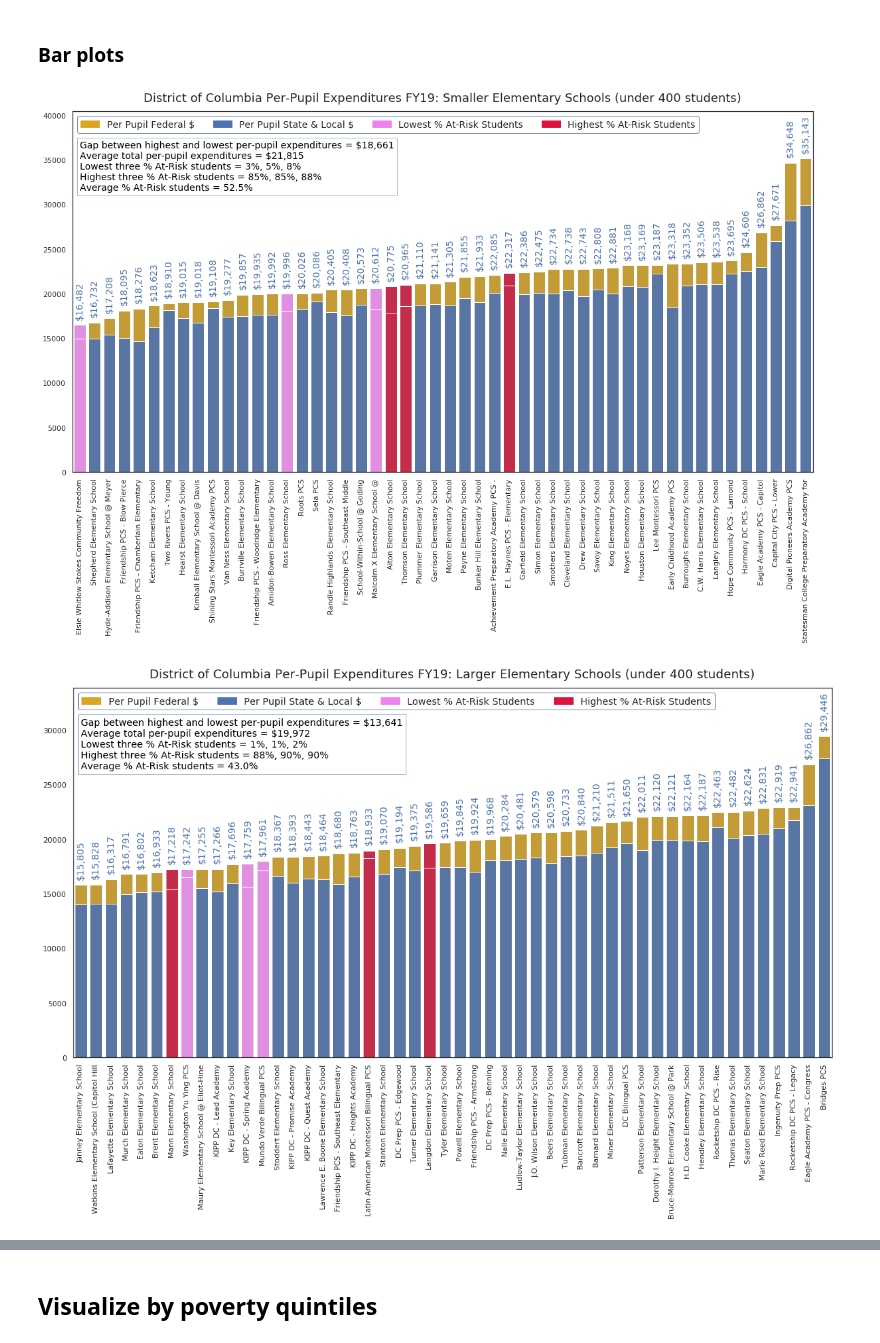
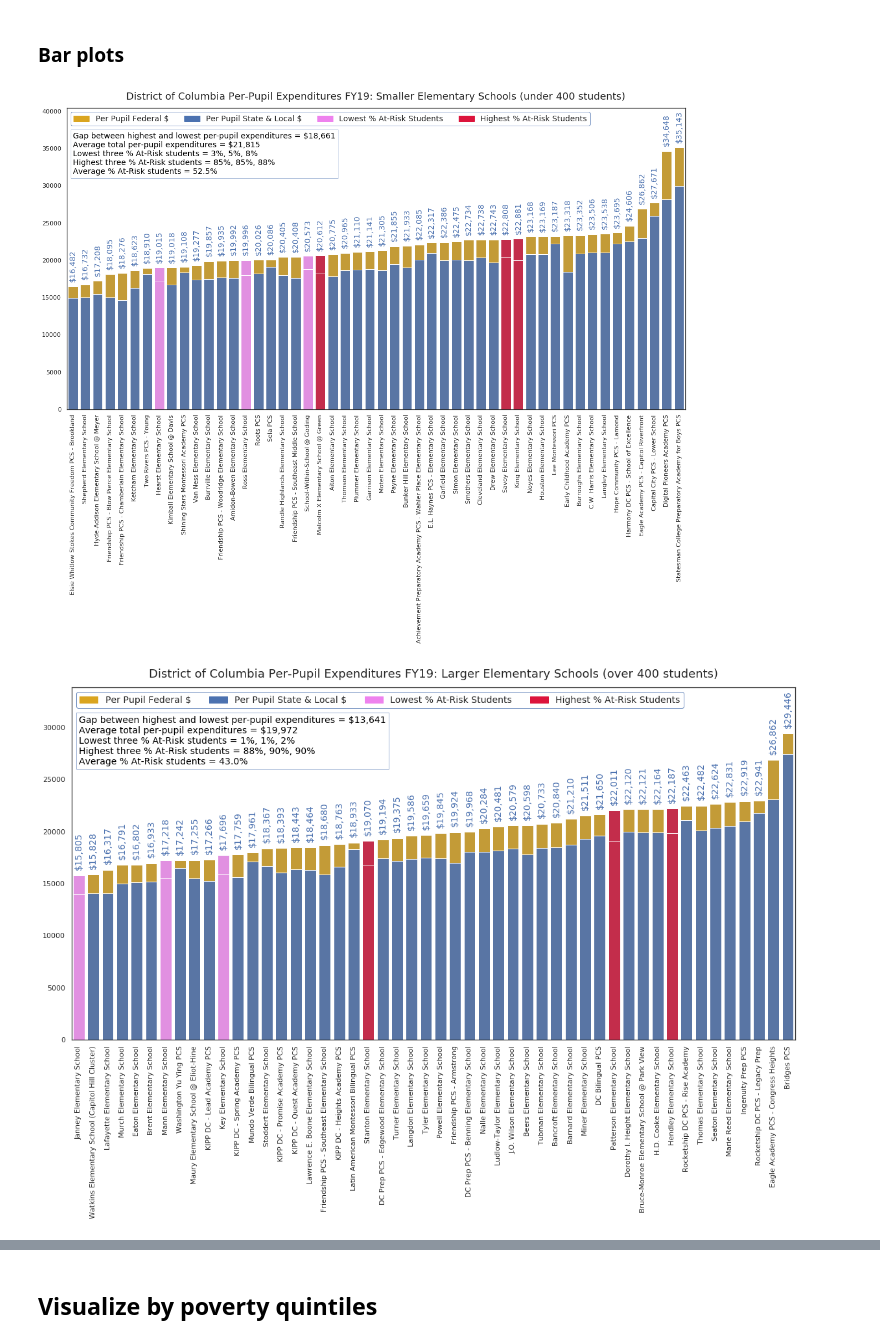
Before and after one commit to comp-strat/edunomics_arrays, a Jupyter notebook: dc/dc_arrays.ipynb, the cells around one changed output, grey strips where cells are left out. Drawn from its saved outputs; the diff is of its cells as text; code cells hidden in the pictures.

```diff
--- a/dc/dc_arrays.ipynb
+++ b/dc/dc_arrays.ipynb
@@ -406,7 +414,7 @@ df.to_excel("DC_expenditures_enrollments_FY19.xlsx")
 # %%
 def third_largest(dfcol):
     """
-    Finds third largest element in input array.
+    Finds third, second, and largest element in input array.
 
     Inputs:
     dfcol: column of a DataFrame (i.e., a series)
@@ -448,7 +456,7 @@ def third_largest(dfcol):
 # %%
 def third_smallest(dfcol):
     """
-    Finds third smallest element in input array.
+    Finds third, second, and smallest element in input array.
 
     Inputs:
     dfcol: column of a DataFrame (i.e., a series)
@@ -547,7 +555,7 @@ plt.show()
 ### Bar plots
 # %%
 def makegraph(merged_df,
-              idcol = "Short Name",
+              idcol = "School Name",
               totalcol = "Total Per-Pupil Expenditure",
               statecol = "School Expenditures: State/Local",
               enrollcol = "Percent Enrolled",
@@ -594,22 +602,23 @@ def makegraph(merged_df,
     third_frombottom,second_frombottom,bottom = third_smallest(merged_df[enrollcol])
 
     # Set colors: Red if highest % students in poverty, pink if lowest, default otherwise
-    totalclrs = [high_color if (x == top)
-                 else high_color if (x == second_fromtop)
-                 else high_color if (x == third_fromtop)
-                 else low_color if (x == third_frombottom)
-                 else low_color if (x == second_frombottom)
-                 else low_color if (x == bottom)
+    # Can uncomment else statements if we want different colors for highest vs. second and third highest (same for lowest)
+    totalclrs = [high_color if (x >= third_fromtop)
+                 #else high_color if (x == second_fromtop)
+                 #else high_color if (x == third_fromtop)
+                 else low_color if (x <= third_frombottom)
+                 #else low_color if (x == second_frombottom)
+                 #else low_color if (x == bottom)
                  else "goldenrod"
-                 for x in merged_df[enrollcol]]
-    stateclrs = [high_color if (x == top)
-                 else high_color if (x == second_fromtop)
-                 else high_color if (x == third_fromtop)
-                 else low_color if (x == third_frombottom)
-                 else low_color if (x == second_frombottom)
-                 else low_color if (x == bottom)
+                 for x in merged_df.sort_values(totalcol)[enrollcol]]
+    stateclrs = [high_color if (x >= third_fromtop)
+                 #else high_color if (x == second_fromtop)
+                 #else high_color if (x == third_fromtop)
+                 else low_color if (x <= third_frombottom)
+                 #else low_color if (x == second_frombottom)
+                 #else low_color if (x == bottom)
                  else "b"
-                 for x in merged_df[enrollcol]]
+                 for x in merged_df.sort_values(totalcol)[enrollcol]]
     #sns.set_color_codes("pastel")
 
     # Plot total (remaining sliver of difference from state $ will be federal $)
@@ -639,9 +648,9 @@ def makegraph(merged_df,
     # Add custom legend
     gold_patch = mpatches.Patch(color='goldenrod', label="Per Pupil Federal $")
     blue_patch = mpatches.Patch(color='b', label="Per Pupil State & Local $")
-    pink_patch = mpatches.Patch(color=low_color, label="Lowest % At-Risk Students")
-    red_patch = mpatches.Patch(color=high_color, label="Highest % At-Risk Students")
-    ax.legend(handles=[gold_patch,blue_patch,pink_patch,red_patch], ncol=4, loc="upper left", frameon = True, fontsize=14, edgecolor="b")
+    low_patch = mpatches.Patch(color=low_color, label="Lowest % At-Risk Students")
+    high_patch = mpatches.Patch(color=high_color, label="Highest % At-Risk Students")
+    ax.legend(handles=[gold_patch,blue_patch,low_patch,high_patch], ncol=4, loc="upper left", frameon = True, fontsize=14, edgecolor="b")
 
     # Add axis labels
     ax.set(ylabel="", xlabel = "", ylim=(0,1.15*topscore)) #xlabel=idcol
@@ -670,11 +679,11 @@ def makegraph(merged_df,
     plt.savefig("../figures/" + short_title + " - " + subtitle + ".png", dpi = 200, bbox_inches="tight")
     plt.show()
 # %%
-makegraph(elem_small, subtitle = "Smaller Elementary Schools (under 400 students)", idcol = "Short Name")
+makegraph(elem_small, subtitle = "Smaller Elementary Schools (under 400 students)")
 # %% [output]
-[figure, old version]
+[figure, new version]
 # %%
-makegraph(elem_large, subtitle = "Larger Elementary Schools (under 400 students)", idcol = "Short Name")
+makegraph(elem_large, subtitle = "Larger Elementary Schools (over 400 students)")
 # %% [output]
-[figure, old version]
+[figure, new version]
 # %%
```
Also changed, not shown: parts of 8 cells of this notebook.
